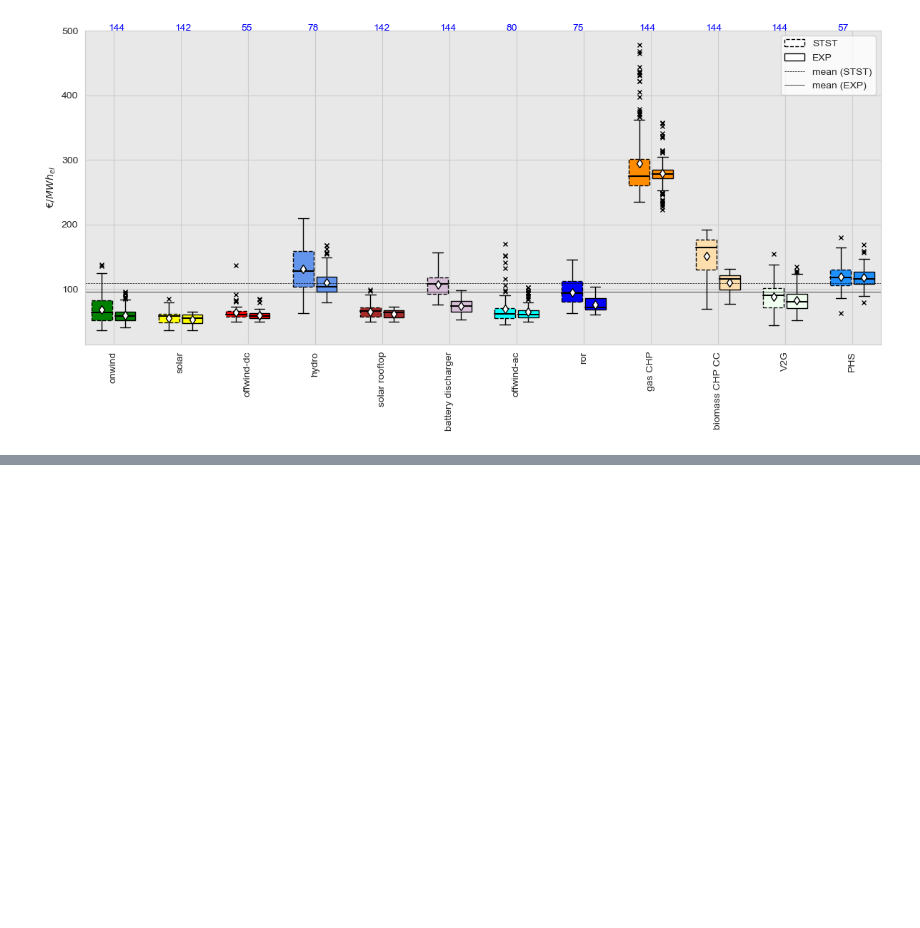
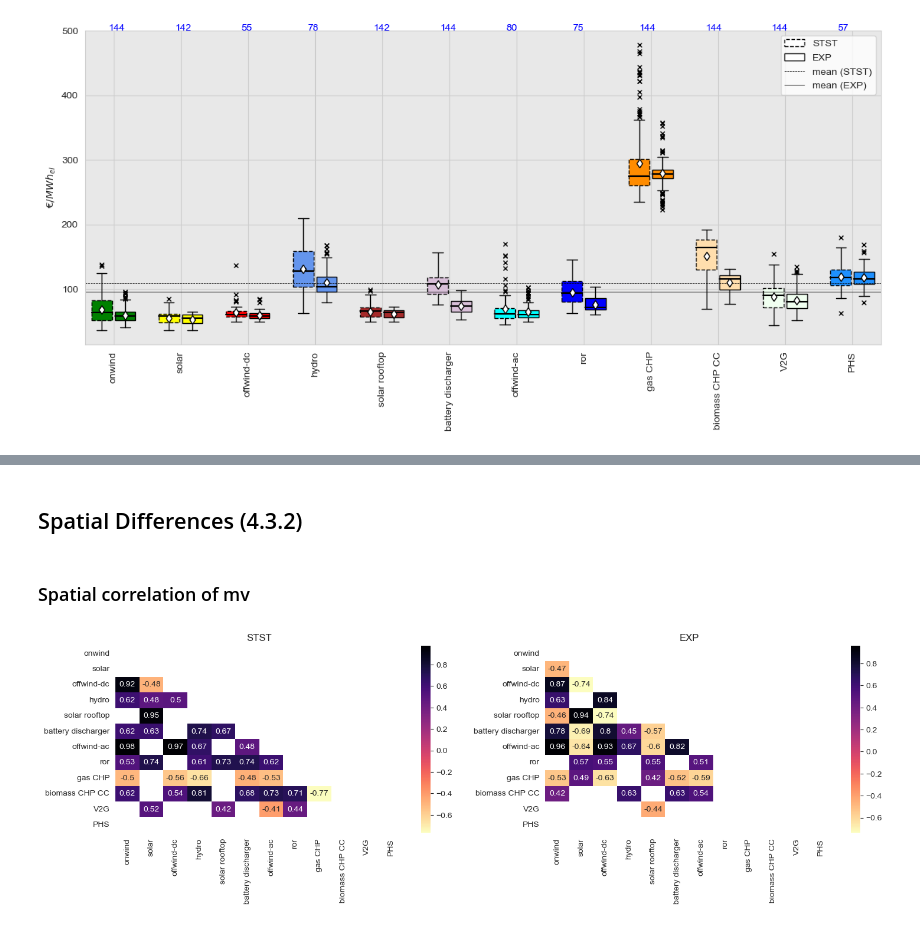
Before and after one commit to JulianGeis/master_thesis, a Jupyter notebook: notebooks/systems_mv.ipynb, the cells around one changed output, grey strips where cells are left out. Cells and saved outputs as stored; diff of their text form; code cells hidden in the pictures; blank space fills up the shorter version.

```diff
--- a/notebooks/systems_mv.ipynb
+++ b/notebooks/systems_mv.ipynb
@@ -761,0 +718,25 @@ n.buses.carrier
+# %% [markdown]
+## Spatial Differences (4.3.2)
+# %% [markdown]
+### Spatial correlation of mv
+# %%
+
+
+fig, axs = plt.subplots(ncols=2, figsize=(15, 5))
+
+for i, df, ax in zip([0,1], [df_stst_ons, df_exp_ons], axs):
+
+    corr = df[[c + "_mv" for c in c_el_gen_s]].corr()
+    corr.index = [carrier_renaming.get(n, n) for n in c_el_gen_s]
+    corr.columns = [carrier_renaming.get(n, n) for n in c_el_gen_s]
+    mask = np.triu(np.ones_like(corr, dtype=bool))
+
+    sns.heatmap(corr[abs(corr) > 0.4], mask=mask, cmap="magma_r", annot=True, ax=ax)
+    ax.set_title('STST' if i == 0 else 'EXP')
+
+fig.tight_layout(pad=1.5)
+plt.show()
+
+fig.savefig(f"{PLOT_DIR}/mv_el_gen_both_corr.png")
+# %% [output]
+[figure, added]
```
Also changed, not shown: parts of 49 cells of this notebook, 1 other file.
